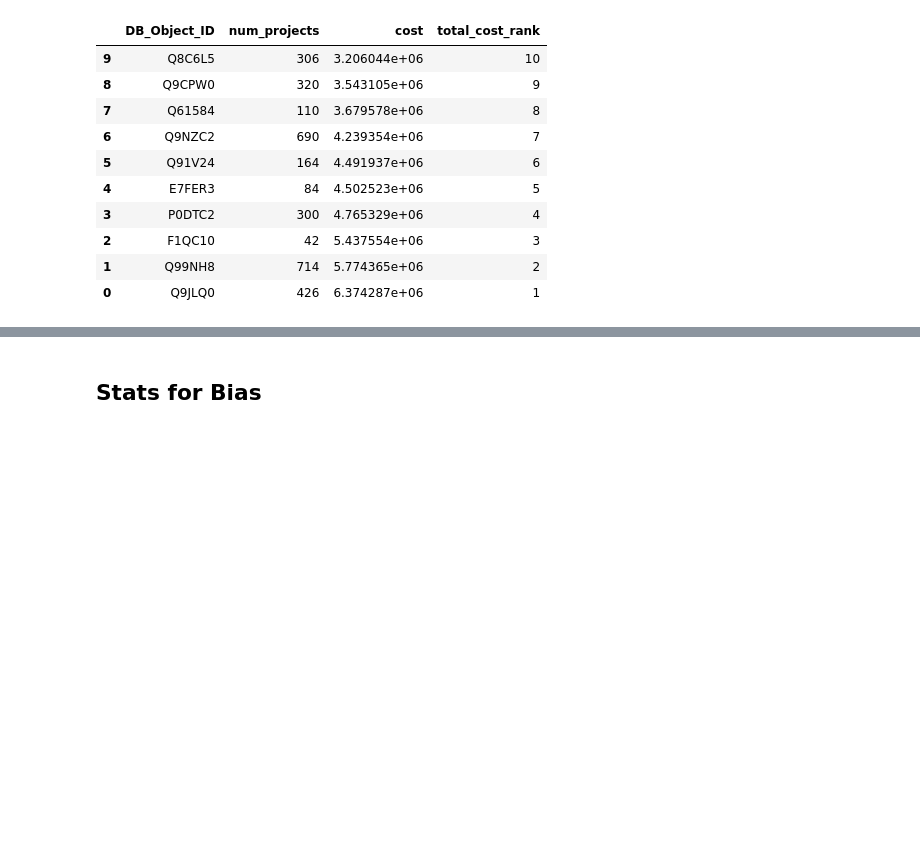
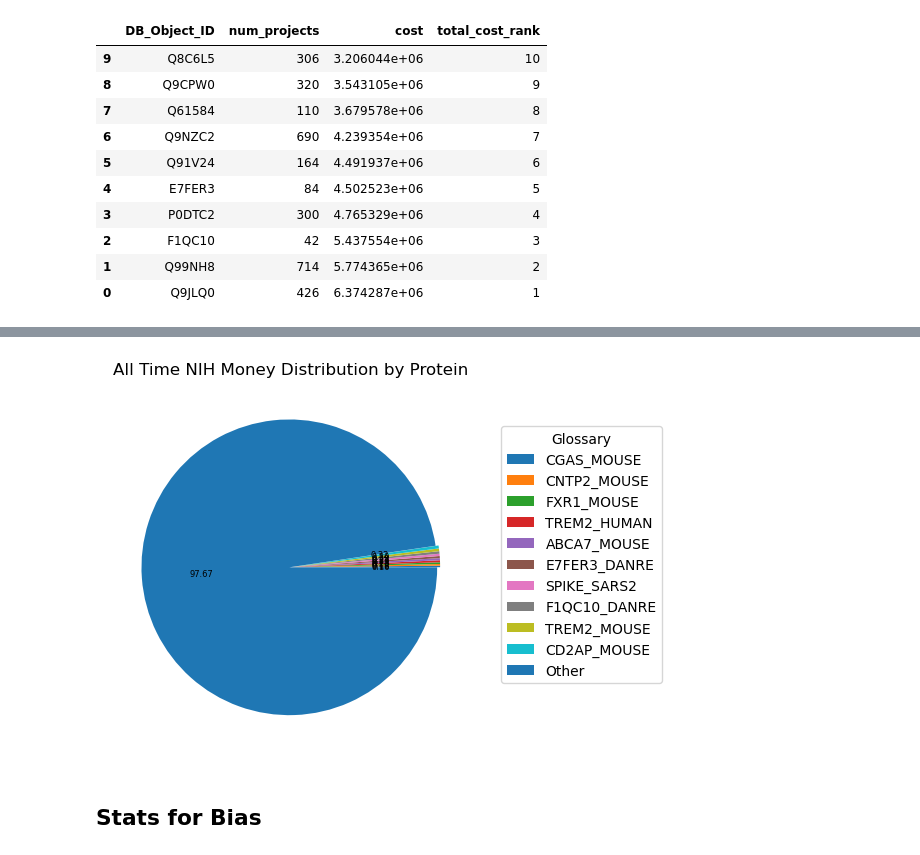
Before and after one commit to Moulica5374/NIH-Funding-Annotation-Analysis-Team-Project, a Jupyter notebook: Data_Analysis.ipynb, the cells around one changed output, grey strips where cells are left out. Cells and saved outputs as stored; diff of their text form; code cells hidden in the pictures; blank space fills up the shorter version.

```diff
--- a/Data_Analysis.ipynb
+++ b/Data_Analysis.ipynb
@@ -542,3 +547,14 @@ protein_mapping = {
+# %%
+# visualize as a pie chart, comparing against ALL others
+t10_protein_pie = format_for_pie(total_cost_per_protein, t10_protein_cost, 'cost', 'DB_Object_ID')
+plt_explode = [0.01]*11 #[0,0,0,0,0,0,0,0,0,0,0]
+#plt.pie(t10_taxon_pie[0], explode = plt_explode)
+plt.pie(t10_protein_pie[0], autopct='%.2f', textprops = {'fontsize':6}, explode = plt_explode)
+plt.legend(t10_protein_pie[1], title = 'Glossary', bbox_to_anchor = (1.05, 0.9))
+plt.title('All Time NIH Money Distribution by Protein')
+plt.show()
+# %% [output]
+[figure, added]
 # %% [markdown]
 ## Stats for Bias
 # %%
```
Also changed, not shown: parts of 2 cells of this notebook.
